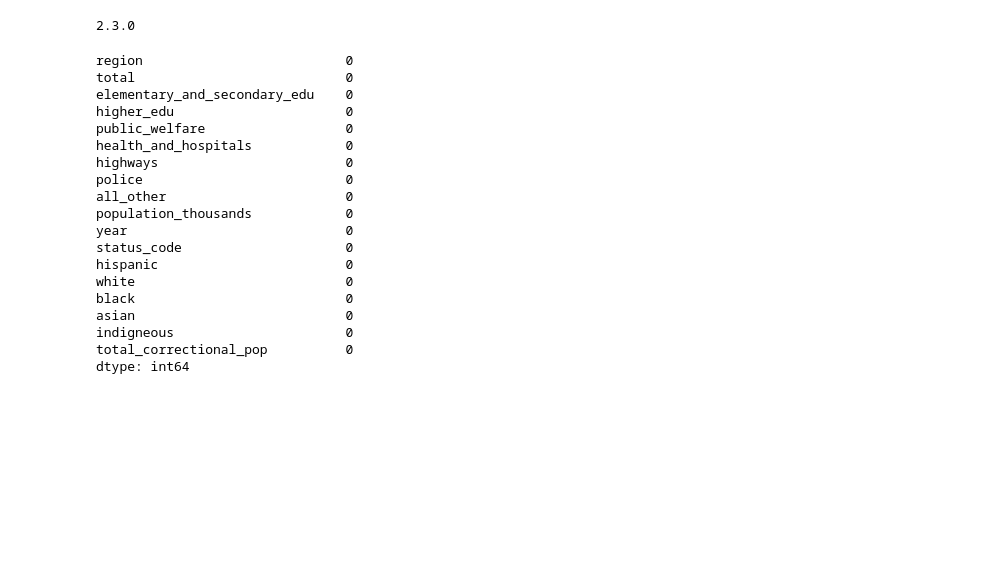
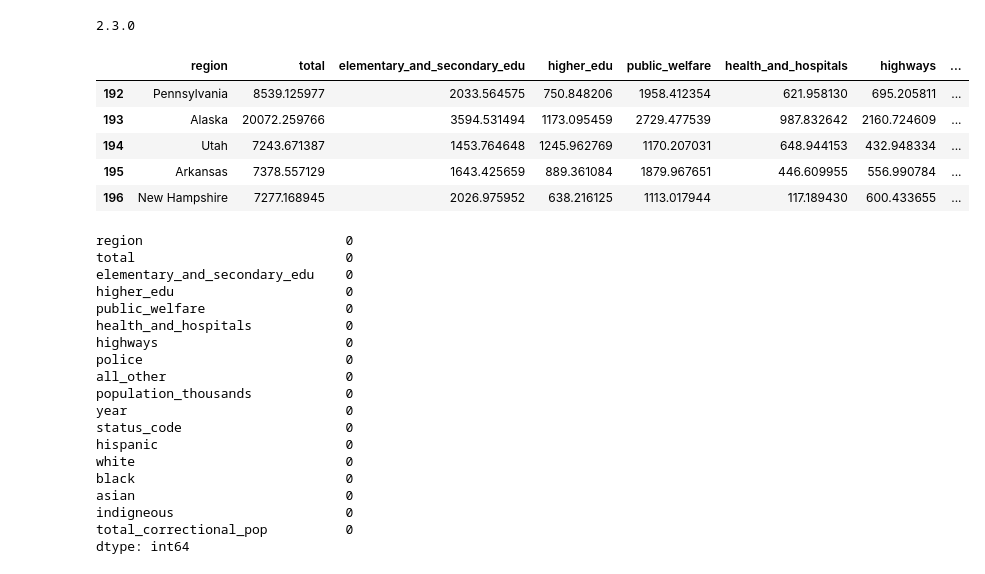
Before and after one commit to lhao03/data-visualization-of-usa-spending, a Jupyter notebook: incarceration_model.ipynb, the cells around one changed output. Saved outputs shown, nothing was run; the diff lists cells and outputs as text; code cells hidden in the pictures; blank space fills up the shorter version.

```diff
--- a/incarceration_model.ipynb
+++ b/incarceration_model.ipynb
@@ -193,7 +193,13 @@ print(tf.__version__)
 2.3.0
 # %%
 final_df.tail()
-final_df.to_csv("final_df_with_spending_race_incarceration.csv")
+# %% [output]
+|  | region | total | elementary_and_secondary_edu | higher_edu | public_welfare | health_and_hospitals | highways | ... |
+| 192 | Pennsylvania | 8539.125977 | 2033.564575 | 750.848206 | 1958.412354 | 621.958130 | 695.205811 | ... |
+| 193 | Alaska | 20072.259766 | 3594.531494 | 1173.095459 | 2729.477539 | 987.832642 | 2160.724609 | ... |
+| 194 | Utah | 7243.671387 | 1453.764648 | 1245.962769 | 1170.207031 | 648.944153 | 432.948334 | ... |
+| 195 | Arkansas | 7378.557129 | 1643.425659 | 889.361084 | 1879.967651 | 446.609955 | 556.990784 | ... |
+| 196 | New Hampshire | 7277.168945 | 2026.975952 | 638.216125 | 1113.017944 | 117.189430 | 600.433655 | ... |
 # %%
 final_df.isna().sum()
 # %% [output]
```
Also changed, not shown: parts of 16 cells of this notebook, 6 other files.
